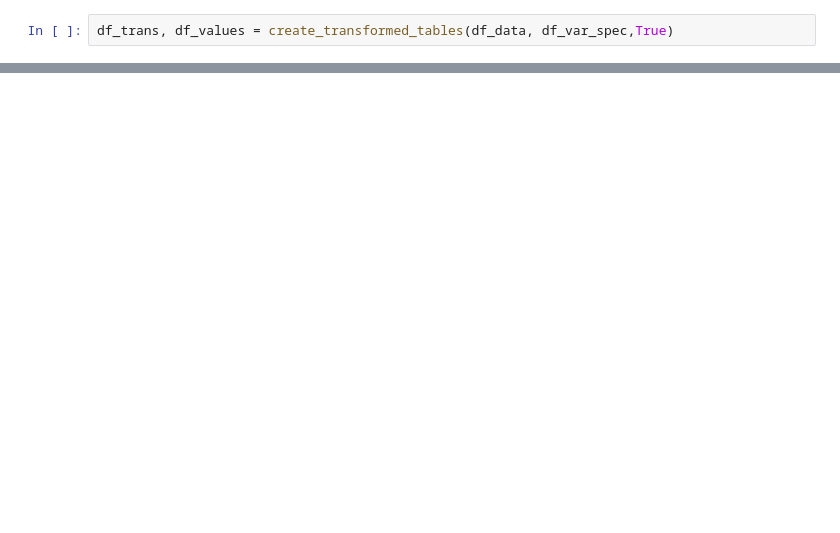
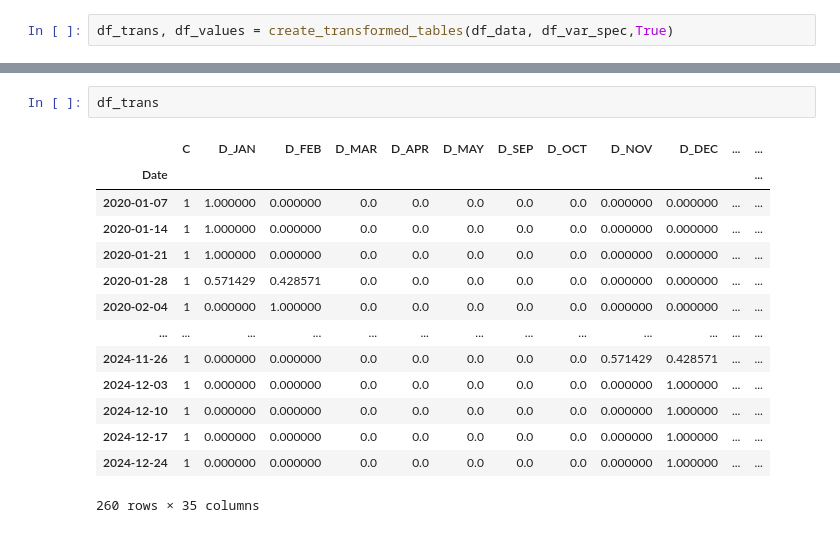
Before and after one commit to jackbowley/MMM, a Jupyter notebook: MeridianTests/CreateDataSet.ipynb, the cells around one changed output, grey strips where cells are left out. Drawn from its saved outputs; the diff is of its cells as text; blank space fills up the shorter version.

```diff
--- a/MeridianTests/CreateDataSet.ipynb
+++ b/MeridianTests/CreateDataSet.ipynb
@@ -283,0 +155,17 @@ else:
+# %%
+df_trans
+# %% [output]
+|  | C | D_JAN | D_FEB | D_MAR | D_APR | D_MAY | D_SEP | D_OCT | D_NOV | D_DEC | ... | ... |
+| Date |  |  |  |  |  |  |  |  |  |  |  | ... |
+| 2020-01-07 | 1 | 1.000000 | 0.000000 | 0.0 | 0.0 | 0.0 | 0.0 | 0.0 | 0.000000 | 0.000000 | ... | ... |
+| 2020-01-14 | 1 | 1.000000 | 0.000000 | 0.0 | 0.0 | 0.0 | 0.0 | 0.0 | 0.000000 | 0.000000 | ... | ... |
+| 2020-01-21 | 1 | 1.000000 | 0.000000 | 0.0 | 0.0 | 0.0 | 0.0 | 0.0 | 0.000000 | 0.000000 | ... | ... |
+| 2020-01-28 | 1 | 0.571429 | 0.428571 | 0.0 | 0.0 | 0.0 | 0.0 | 0.0 | 0.000000 | 0.000000 | ... | ... |
+| 2020-02-04 | 1 | 0.000000 | 1.000000 | 0.0 | 0.0 | 0.0 | 0.0 | 0.0 | 0.000000 | 0.000000 | ... | ... |
+| ... | ... | ... | ... | ... | ... | ... | ... | ... | ... | ... | ... | ... |
+| 2024-11-26 | 1 | 0.000000 | 0.000000 | 0.0 | 0.0 | 0.0 | 0.0 | 0.0 | 0.571429 | 0.428571 | ... | ... |
+| 2024-12-03 | 1 | 0.000000 | 0.000000 | 0.0 | 0.0 | 0.0 | 0.0 | 0.0 | 0.000000 | 1.000000 | ... | ... |
+| 2024-12-10 | 1 | 0.000000 | 0.000000 | 0.0 | 0.0 | 0.0 | 0.0 | 0.0 | 0.000000 | 1.000000 | ... | ... |
+| 2024-12-17 | 1 | 0.000000 | 0.000000 | 0.0 | 0.0 | 0.0 | 0.0 | 0.0 | 0.000000 | 1.000000 | ... | ... |
+| 2024-12-24 | 1 | 0.000000 | 0.000000 | 0.0 | 0.0 | 0.0 | 0.0 | 0.0 | 0.000000 | 1.000000 | ... | ... |
+260 rows × 35 columns
```
Also changed, not shown: parts of 22 cells of this notebook, 2 other files.
